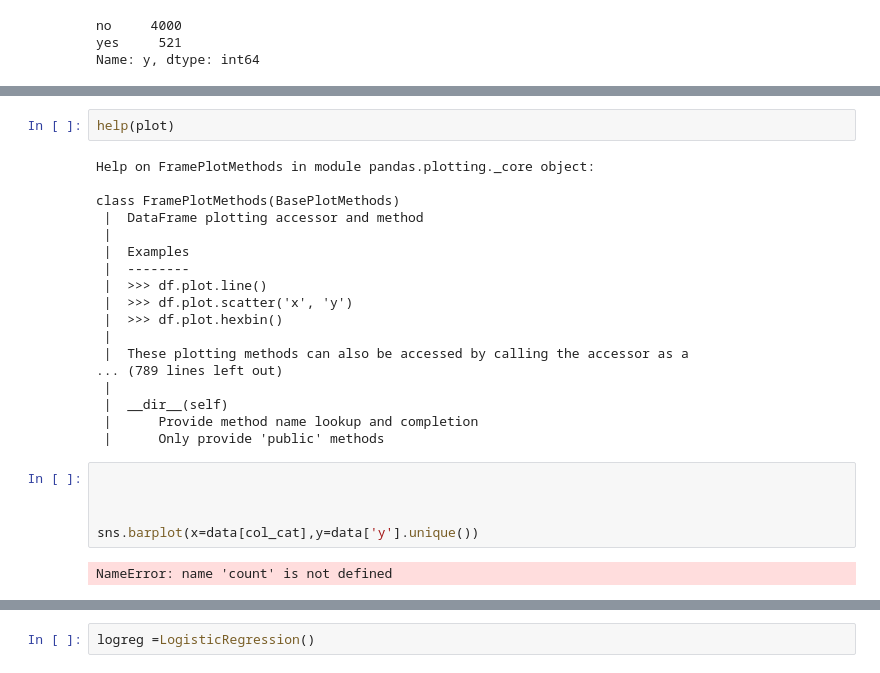
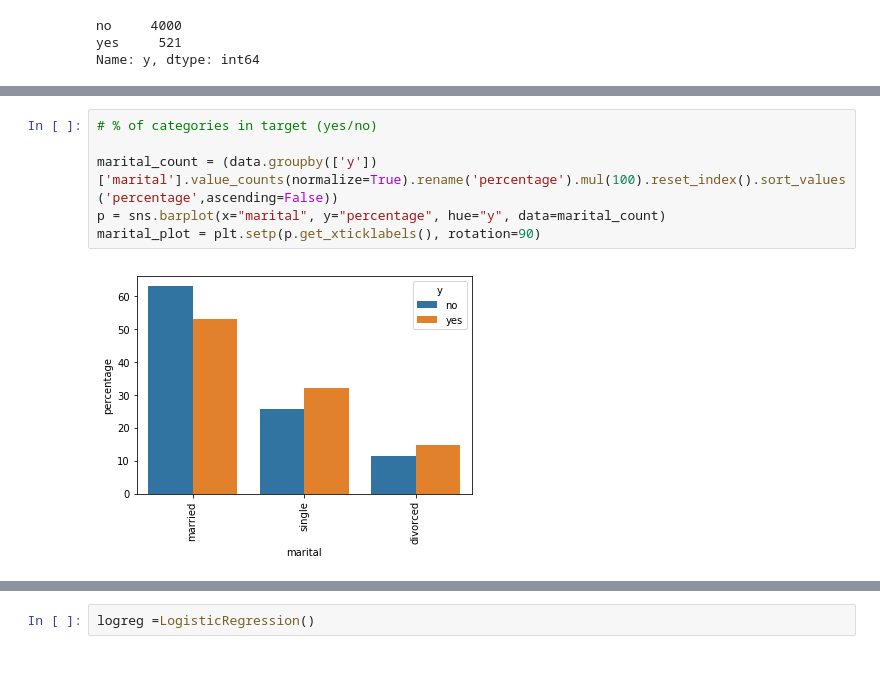
Before and after one commit to soo-shan/bankdataset, a Jupyter notebook: Bank.ipynb, the cells around one changed output, grey strips where cells are left out. Cells and saved outputs as stored; diff of their text form.

```diff
--- a/Bank.ipynb
+++ b/Bank.ipynb
@@ -191,27 +211,8 @@ round(data_gp['job'].value_counts(sort=False,normalize=True)*100,2).plot(kind='b
-# %%
-help(plot)
-# %% [output]
-Help on FramePlotMethods in module pandas.plotting._core object:
-
-class FramePlotMethods(BasePlotMethods)
- |  DataFrame plotting accessor and method
- |
- |  Examples
- |  --------
- |  >>> df.plot.line()
- |  >>> df.plot.scatter('x', 'y')
- |  >>> df.plot.hexbin()
- |
- |  These plotting methods can also be accessed by calling the accessor as a
-... (789 lines left out)
- |
- |  __dir__(self)
- |      Provide method name lookup and completion
- |      Only provide 'public' methods
-# %%
-
-
-
-sns.barplot(x=data[col_cat],y=data['y'].unique())
-# %% [output]
-NameError: name 'count' is not defined
+# %%
+# % of categories in target (yes/no)
+
+marital_count = (data.groupby(['y'])['marital'].value_counts(normalize=True).rename('percentage').mul(100).reset_index().sort_values('percentage',ascending=False))
+p = sns.barplot(x="marital", y="percentage", hue="y", data=marital_count)
+marital_plot = plt.setp(p.get_xticklabels(), rotation=90)
+# %% [output]
+[figure, added]
```
Also changed, not shown: parts of 35 cells of this notebook.
